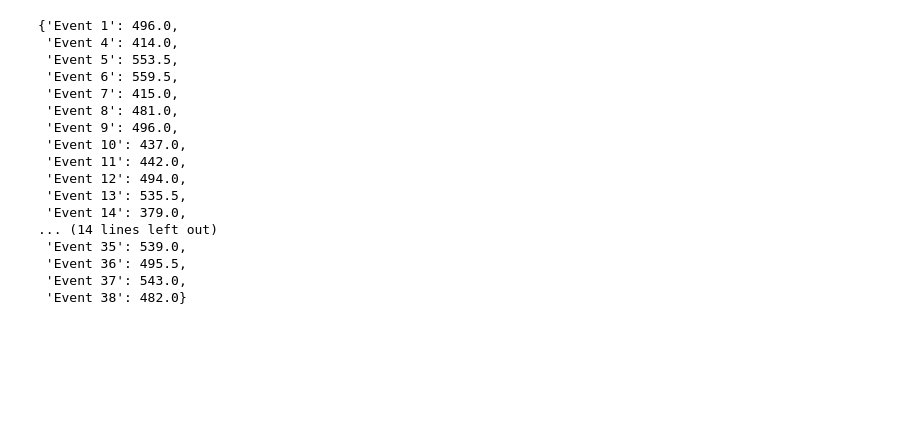
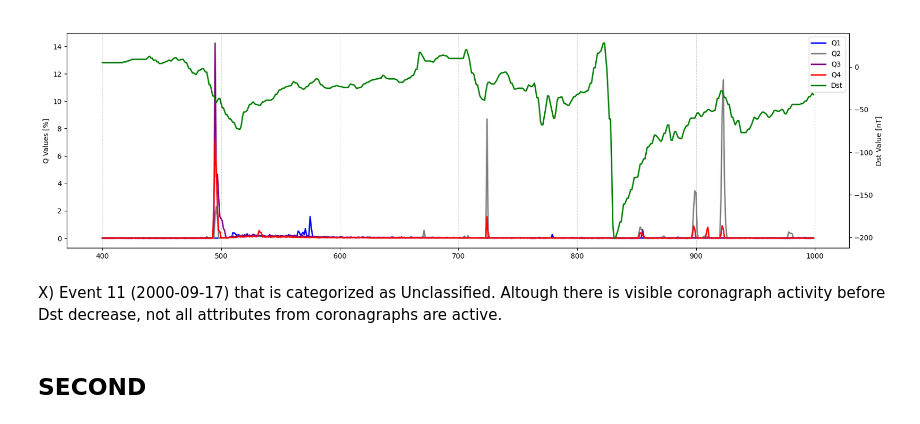
Before and after one commit to space-lab-sk/dst-images-insitu, a Jupyter notebook: notebooks/figure_3.ipynb, the cells around one changed output. Saved outputs shown, nothing was run; the diff lists cells and outputs as text; code cells hidden in the pictures; blank space fills up the shorter version.

```diff
--- a/notebooks/figure_3.ipynb
+++ b/notebooks/figure_3.ipynb
@@ -45,20 +8,0 @@ final_df = pd.concat(plot_data)
-# %%
-medians
-# %% [output]
-{'Event 1': 496.0,
- 'Event 4': 414.0,
- 'Event 5': 553.5,
- 'Event 6': 559.5,
- 'Event 7': 415.0,
- 'Event 8': 481.0,
- 'Event 9': 496.0,
- 'Event 10': 437.0,
- 'Event 11': 442.0,
- 'Event 12': 494.0,
- 'Event 13': 535.5,
- 'Event 14': 379.0,
-... (14 lines left out)
- 'Event 35': 539.0,
- 'Event 36': 495.5,
- 'Event 37': 543.0,
- 'Event 38': 482.0}
@@ -105,0 +9,43 @@ fig.show()
+# %%
+filename = "../data/MESWE-38-processed/meswe_event_11.csv"
+df = pd.read_csv(filename)
+# %%
+#df = df.set_index('time1')
+
+df['Timestamp'] = pd.to_datetime(df['Timestamp'])
+df['Timestamp'] = df['Timestamp'].dt.strftime('%m-%d %H:%M')
+# %%
+start = 400
+stop = 1000
+to_show_datetimes = df['Timestamp'][start:stop]
+to_show_datetimes_list = np.array(to_show_datetimes)
+
+fig, ax1 = plt.subplots(figsize=(20, 8))
+
+# Plot Q1-Q4 on the primary y-axis
+ax1.plot(df["Q1"][start:stop], label="Q1", linewidth=2.0, color="blue")
+ax1.plot(df["Q2"][start:stop], label="Q2", linewidth=2.0, color="grey")
+ax1.plot(df["Q3"][start:stop], label="Q3", linewidth=2.0, color="purple")
+ax1.plot(df["Q4"][start:stop], label="Q4", linewidth=2.0, color="red")
+ax1.set_ylabel('Q Values [%]')
+
+# Create a secondary y-axis for Dst
+ax2 = ax1.twinx()
+ax2.plot(df["Dst"][start:stop], label="Dst", linewidth=2.0, color="green")
+ax2.set_ylabel('Dst Value [nT]')
+
+# Combine legends
+lines1, labels1 = ax1.get_legend_handles_labels()
+lines2, labels2 = ax2.get_legend_handles_labels()
+ax1.legend(lines1 + lines2, labels1 + labels2, loc='best')
+
+
+plt.gca().tick_params(axis='x')
+plt.grid(axis='x', alpha=0.2, linestyle="--")
+plt.subplots_adjust(bottom=0.35)
+
+plt.title(f" ")
+ax1.grid(axis='x', alpha=0.5, linestyle="--")
+plt.show()
+# %% [output]
+[figure, added]
@@ -105,0 +127,4 @@ fig.show()
+# %% [markdown]
+X) Event 11 (2000-09-17) that is categorized as Unclassified. Altough there is visible coronagraph activity before Dst decrease, not all attributes from coronagraphs are active.
+# %% [markdown]
+## SECOND
```
Also changed, not shown: parts of 15 cells of this notebook, 7 other files.
